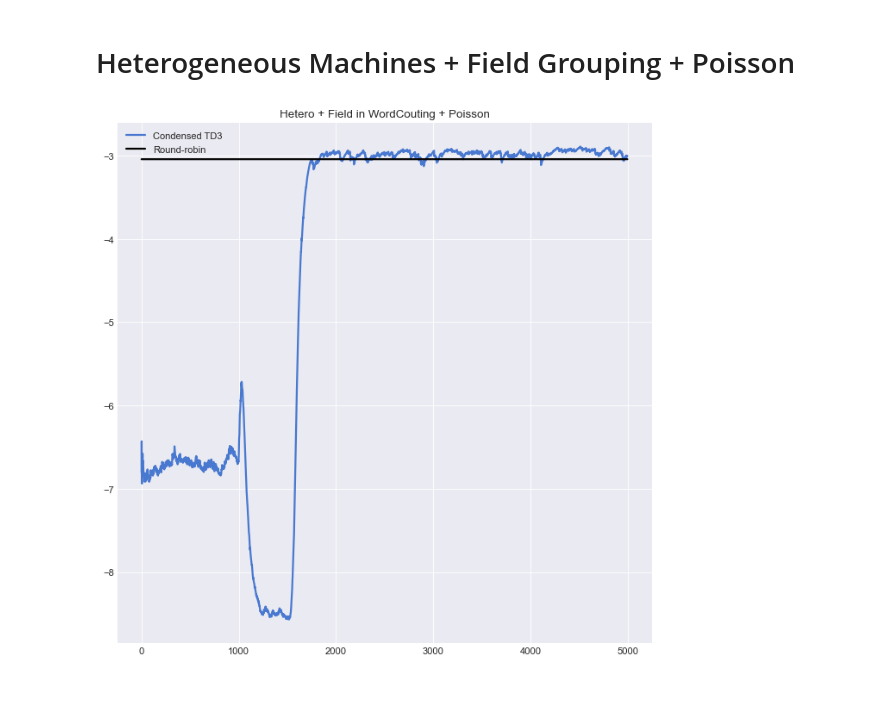
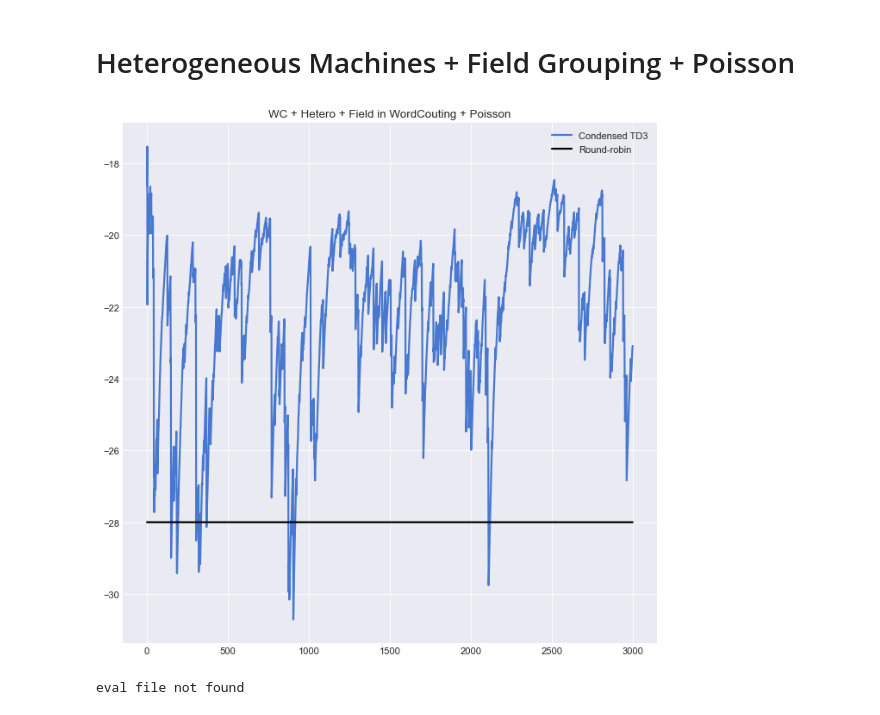
Before and after one commit to siriusctrl/Storm-auto-scheduler, a Jupyter notebook: visualise.ipynb, the cells around one changed output. Saved outputs shown, nothing was run; the diff lists cells and outputs as text; code cells hidden in the pictures.

```diff
--- a/visualise.ipynb
+++ b/visualise.ipynb
@@ -66,7 +66,7 @@ def illustrate(step_data, eval_data=None, ra_plot=True, ra_only=True, name='', c
 
     if eval_data is not None:
         eval_step = len(step_data)//len(eval_data)
-        eval_range = [i+eval_step for i in range(0, len(steps), eval_step)]
+        eval_range = [i+eval_step for i in range(0, len(step_data), eval_step)]
         plt.plot(eval_range, eval_data, linewidth=2)
 # %%
 def illustrate_real_step(step_data, n=15):
@@ -155,10 +174,10 @@ plt.show()
 poi_heter_step, _ = read_data('parallel_TD3_cSim_condense_poisson_metrics_heter_0_step')
 # %%
 plt.figure(figsize=(10,10), dpi=80)
-plt.title('Hetero + Field in WordCouting + Poisson')
-illustrate(log_transform(poi_heter_step), name='Condensed TD3')
-illustrate(log_transform([-21]*len(poi_heter_step)), name='Round-robin', c='black')
+plt.title('WC + Hetero + Field in WordCouting + Poisson')
+illustrate(np.array(poi_heter_step)[2000:], name='Condensed TD3')
+illustrate(np.array([-28]*len(poi_heter_step))[2000:], name='Round-robin', c='black')
 plt.legend()
 plt.show()
 # %% [output]
-[figure, old version]
+[figure, new version]
@@ -167,3 +184,8 @@ poi_complex_heter, _ = read_data('parallel_TD3_cSim_condense_complex_log_heter_1
+# %%
+poi_complex_heter_steps, poi_complex_heter_evals = read_data('parallel_TD3_cSim_condense_complex_log_heter_1_eval')
+poi_complex_heter_steps2, _ = read_data('parallel_TD3_cSim_condense_comple\nx_log_heter_2_eval')
+# %% [output]
+eval file not found
 # %%
 plt.figure(figsize=(10,10), dpi=80)
 plt.title('Complex Log + Hetero + Field Grouping + Poisson')
```
Also changed, not shown: parts of 11 cells of this notebook, 7 other files.
